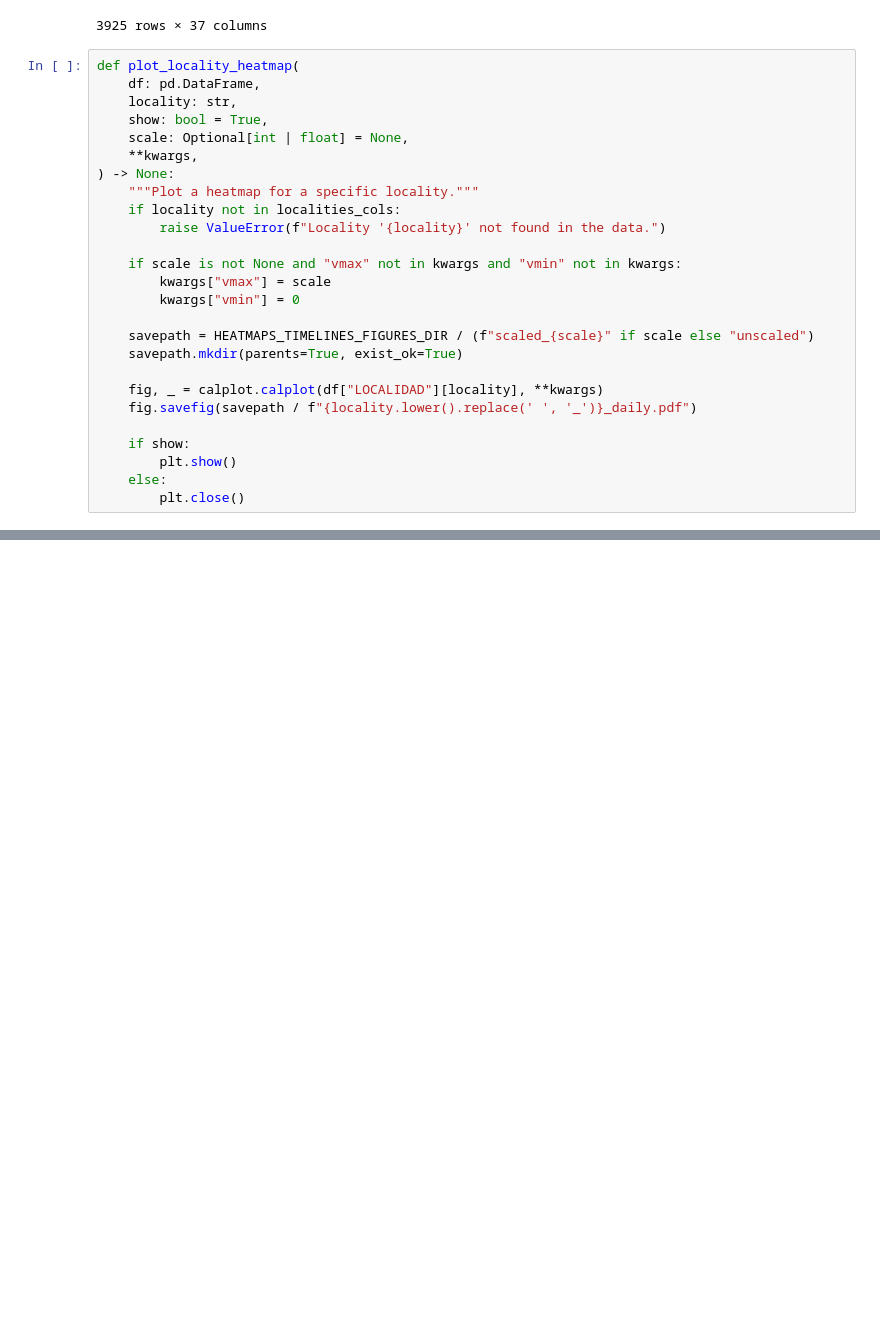
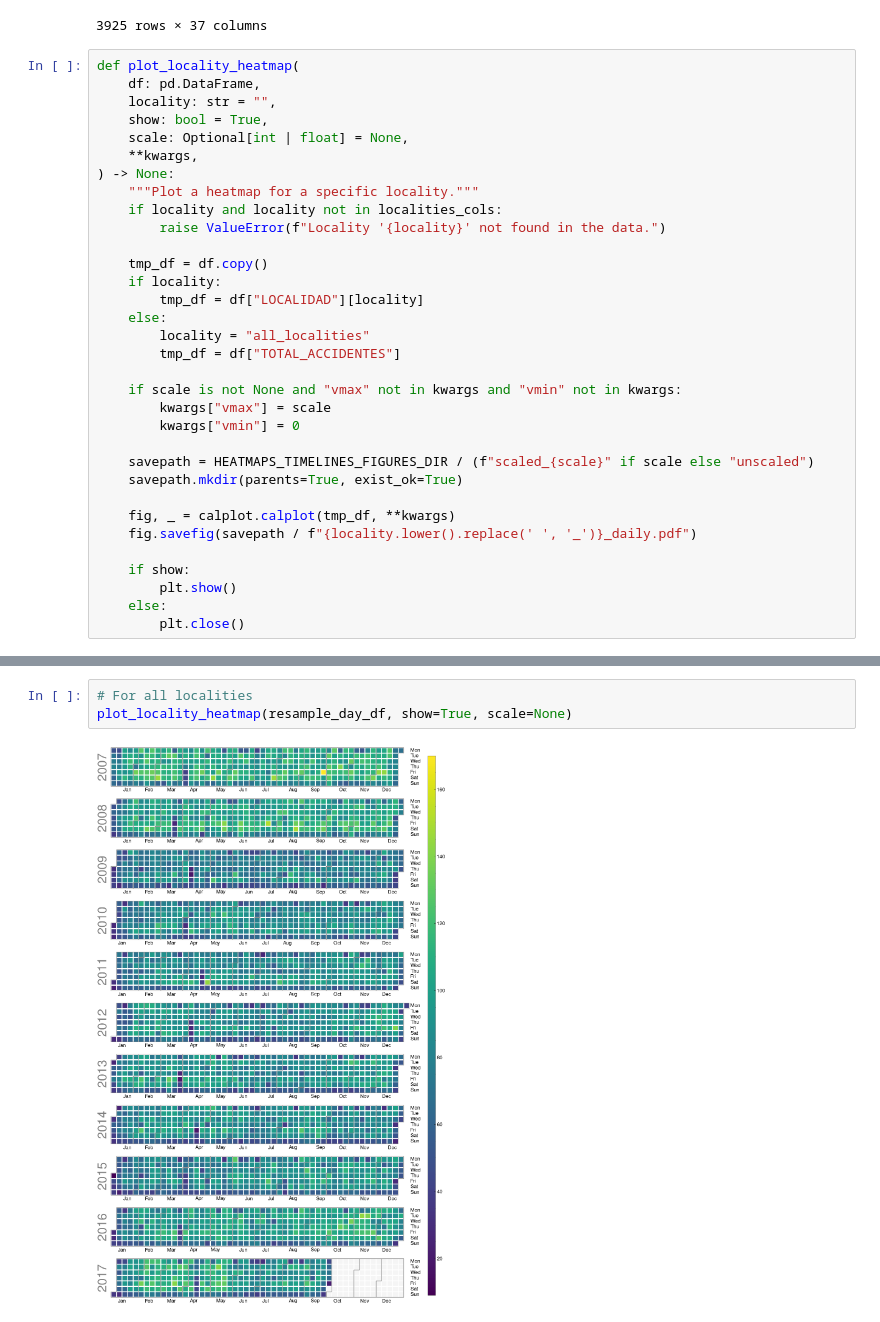
Before and after one commit to dosquisd/AccidentalRiskAnalysis, a Jupyter notebook: notebooks/011_timeline_heatmaps.ipynb, the cells around one changed output, grey strips where cells are left out. Saved outputs shown, nothing was run; the diff lists cells and outputs as text; blank space fills up the shorter version.

Commit message:
feat: heatmap for all accidents

```diff
--- a/notebooks/011_timeline_heatmaps.ipynb
+++ b/notebooks/011_timeline_heatmaps.ipynb
@@ -176,14 +176,21 @@ resample_day_df
 # %%
 def plot_locality_heatmap(
     df: pd.DataFrame,
-    locality: str,
+    locality: str = "",
     show: bool = True,
     scale: Optional[int | float] = None,
     **kwargs,
 ) -> None:
     """Plot a heatmap for a specific locality."""
-    if locality not in localities_cols:
+    if locality and locality not in localities_cols:
         raise ValueError(f"Locality '{locality}' not found in the data.")
+
+    tmp_df = df.copy()
+    if locality:
+        tmp_df = df["LOCALIDAD"][locality]
+    else:
+        locality = "all_localities"
+        tmp_df = df["TOTAL_ACCIDENTES"]
 
     if scale is not None and "vmax" not in kwargs and "vmin" not in kwargs:
         kwargs["vmax"] = scale
@@ -192,7 +199,7 @@ def plot_locality_heatmap(
     savepath = HEATMAPS_TIMELINES_FIGURES_DIR / (f"scaled_{scale}" if scale else "unscaled")
     savepath.mkdir(parents=True, exist_ok=True)
 
-    fig, _ = calplot.calplot(df["LOCALIDAD"][locality], **kwargs)
+    fig, _ = calplot.calplot(tmp_df, **kwargs)
     fig.savefig(savepath / f"{locality.lower().replace(' ', '_')}_daily.pdf")
 
     if show:
@@ -203,3 +211,8 @@ def plot_locality_heatmap(
 for locality in localities_cols:
     for scale_i in [None, scale]:
         plot_locality_heatmap(resample_day_df, locality, show=False, scale=scale_i)
+# %%
+# For all localities
+plot_locality_heatmap(resample_day_df, show=True, scale=None)
+# %% [output]
+[figure, added]
```
Also changed, not shown: parts of 1 cell of this notebook, 1 other file.
